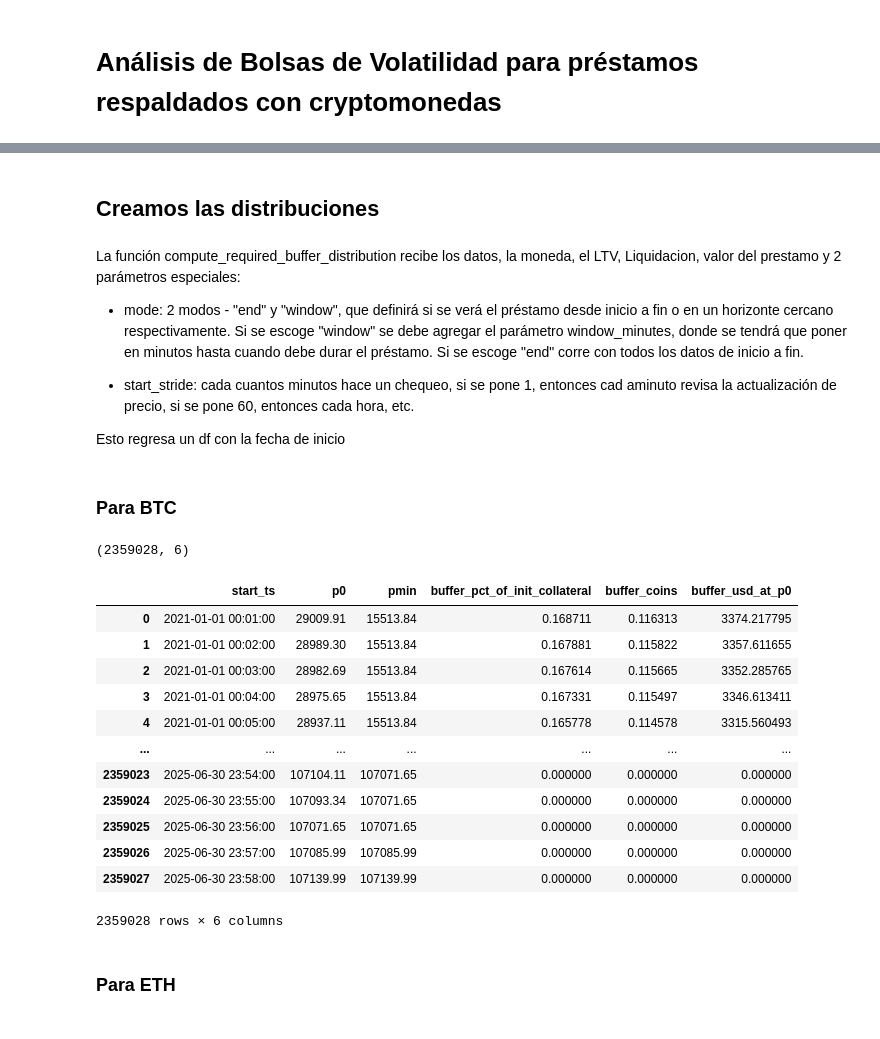
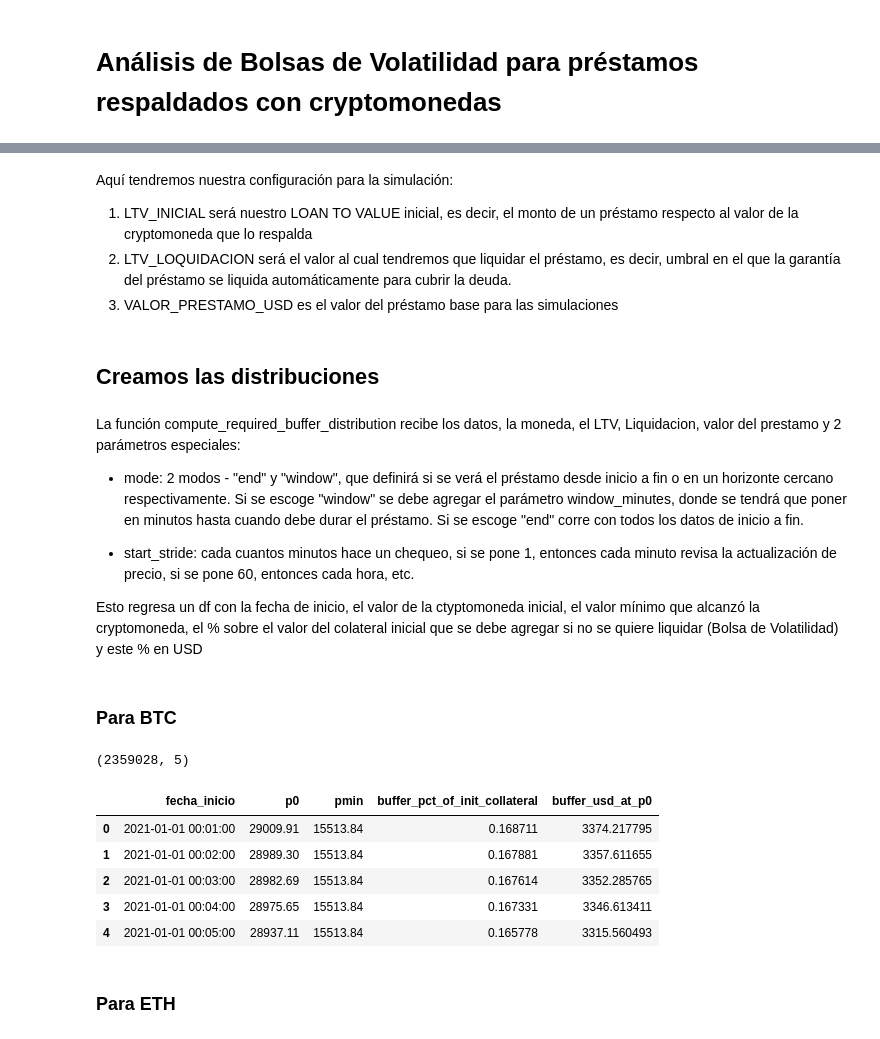
Before and after one commit to Buebito/Tesis-CBLS, a Jupyter notebook: bolsa_volatilidad/volatilidad.ipynb, the cells around one changed output, grey strips where cells are left out. Cells and saved outputs as stored; diff of their text form; code cells hidden in the pictures.

```diff
--- a/bolsa_volatilidad/volatilidad.ipynb
+++ b/bolsa_volatilidad/volatilidad.ipynb
@@ -18,3 +37,8 @@ df = load_price_df("../data/processed/historic_prices.csv")
+# %% [markdown]
+Aquí tendremos nuestra configuración para la simulación:
+1. LTV_INICIAL será nuestro LOAN TO VALUE inicial, es decir, el monto de un préstamo respecto al valor de la cryptomoneda que lo respalda
+2. LTV_LOQUIDACION será el valor al cual tendremos que liquidar el préstamo, es decir, umbral en el que la garantía del préstamo se liquida automáticamente para cubrir la deuda.
+3. VALOR_PRESTAMO_USD es el valor del préstamo base para las simulaciones
 # %%
 LTV_INICIAL = 0.50
 LTV_LIQUIDACION  = 0.80
@@ -26,38 +50,31 @@ La función compute_required_buffer_distribution recibe los datos, la moneda, el
 
 - mode: 2 modos - "end" y "window", que definirá si se verá el préstamo desde inicio a fin o en un horizonte cercano respectivamente. Si se escoge "window" se debe agregar el parámetro window_minutes, donde se tendrá que poner en minutos hasta cuando debe durar el préstamo. Si se escoge "end" corre con todos los datos de inicio a fin.
 
-- start_stride: cada cuantos minutos hace un chequeo, si se pone 1, entonces cad aminuto revisa la actualización de precio, si se pone 60, entonces cada hora, etc.
+- start_stride: cada cuantos minutos hace un chequeo, si se pone 1, entonces cada minuto revisa la actualización de precio, si se pone 60, entonces cada hora, etc.
 
-Esto regresa un df con la fecha de inicio
+Esto regresa un df con la fecha de inicio, el valor de la ctyptomoneda inicial, el valor mínimo que alcanzó la cryptomoneda, el % sobre el valor del colateral inicial que se debe agregar si no se quiere liquidar (Bolsa de Volatilidad) y este % en USD
 # %% [markdown]
 ### Para BTC
 # %%
 dist_btc = compute_required_buffer_distribution(
     price_df=df,
     coin="BTC",
     init_ltv=LTV_INICIAL,
     liq_ltv=LTV_LIQUIDACION,
     principal_usd=VALOR_PRESTAMO_USD,
     mode="end",
     start_stride=1
 )
 print(dist_btc.shape)
-dist_btc
+dist_btc.head()
 # %% [output]
-(2359028, 6)
+(2359028, 5)
-|  | start_ts | p0 | pmin | buffer_pct_of_init_collateral | buffer_coins | buffer_usd_at_p0 |
-| 0 | 2021-01-01 00:01:00 | 29009.91 | 15513.84 | 0.168711 | 0.116313 | 3374.217795 |
-| 1 | 2021-01-01 00:02:00 | 28989.30 | 15513.84 | 0.167881 | 0.115822 | 3357.611655 |
-| 2 | 2021-01-01 00:03:00 | 28982.69 | 15513.84 | 0.167614 | 0.115665 | 3352.285765 |
-| 3 | 2021-01-01 00:04:00 | 28975.65 | 15513.84 | 0.167331 | 0.115497 | 3346.613411 |
-| 4 | 2021-01-01 00:05:00 | 28937.11 | 15513.84 | 0.165778 | 0.114578 | 3315.560493 |
-| ... | ... | ... | ... | ... | ... | ... |
-| 2359023 | 2025-06-30 23:54:00 | 107104.11 | 107071.65 | 0.000000 | 0.000000 | 0.000000 |
-| 2359024 | 2025-06-30 23:55:00 | 107093.34 | 107071.65 | 0.000000 | 0.000000 | 0.000000 |
-| 2359025 | 2025-06-30 23:56:00 | 107071.65 | 107071.65 | 0.000000 | 0.000000 | 0.000000 |
-| 2359026 | 2025-06-30 23:57:00 | 107085.99 | 107085.99 | 0.000000 | 0.000000 | 0.000000 |
-| 2359027 | 2025-06-30 23:58:00 | 107139.99 | 107139.99 | 0.000000 | 0.000000 | 0.000000 |
+|  | fecha_inicio | p0 | pmin | buffer_pct_of_init_collateral | buffer_usd_at_p0 |
+| 0 | 2021-01-01 00:01:00 | 29009.91 | 15513.84 | 0.168711 | 3374.217795 |
+| 1 | 2021-01-01 00:02:00 | 28989.30 | 15513.84 | 0.167881 | 3357.611655 |
+| 2 | 2021-01-01 00:03:00 | 28982.69 | 15513.84 | 0.167614 | 3352.285765 |
+| 3 | 2021-01-01 00:04:00 | 28975.65 | 15513.84 | 0.167331 | 3346.613411 |
+| 4 | 2021-01-01 00:05:00 | 28937.11 | 15513.84 | 0.165778 | 3315.560493 |
-2359028 rows × 6 columns
 # %% [markdown]
 ### Para ETH
 # %%
```
Also changed, not shown: parts of 28 cells of this notebook, 10 other files.
